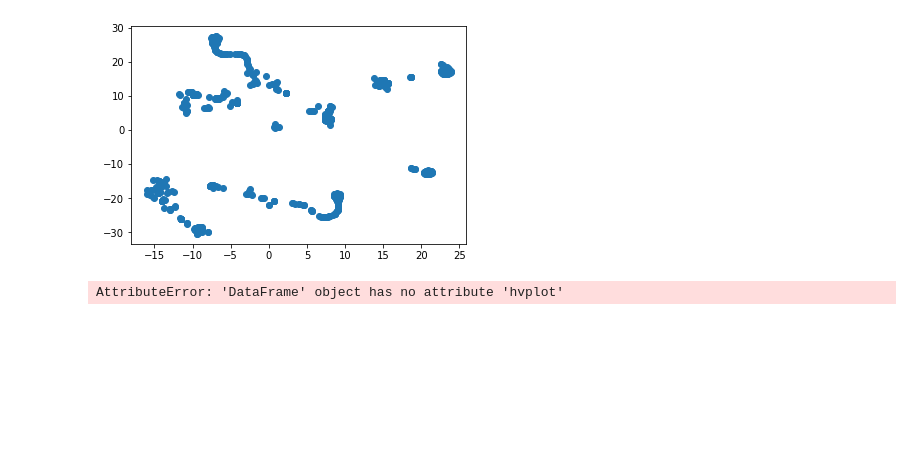
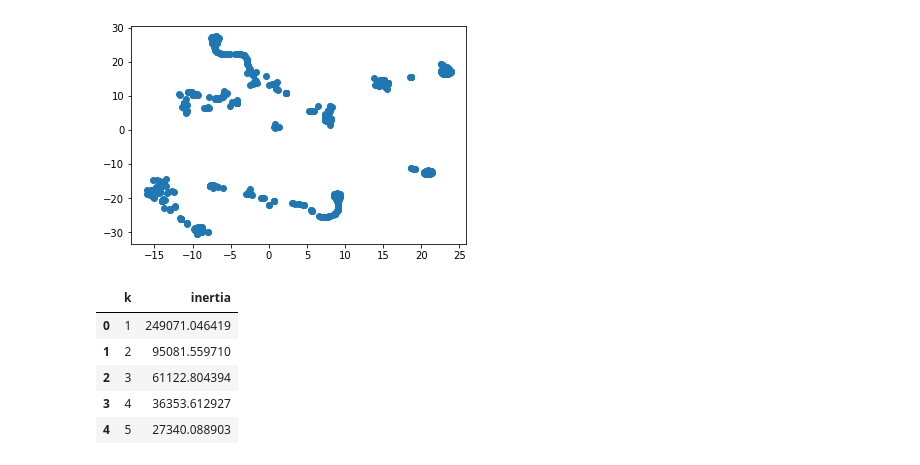
Before and after one commit to BenjaminT94/Unsupervised-ML-Challenge, a Jupyter notebook: Instructions/Starter_Notebook.ipynb, the cells around one changed output. Cells and saved outputs as stored; diff of their text form; code cells hidden in the pictures; blank space fills up the shorter version.

```diff
--- a/Instructions/Starter_Notebook.ipynb
+++ b/Instructions/Starter_Notebook.ipynb
@@ -146,18 +146,23 @@ plt.show()
 # %%
 # Create an elbow plot to identify the best number of clusters. Use a for-loop to determine the inertia for each k between 1 through 10. Determine, if possible, where the elbow of the plot is, and at which value of k it appears
 from sklearn.cluster import KMeans
 inertia = []
-k = list(range(1, 10))
+k = list(range(1, 11))
 
 # Calculate the inertia for the range of k values
 for i in k:
     km = KMeans(n_clusters=i, random_state=0)
     km.fit(pca_df)
     inertia.append(km.inertia_)
 
 # Create the Elbow Curve using hvPlot
 elbow_data = {"k": k, "inertia": inertia}
 df_elbow = pd.DataFrame(elbow_data)
-df_elbow.hvplot.line(x="k", y="inertia", xticks=k, title="Elbow Curve")
+df_elbow.head()
 # %% [output]
-AttributeError: 'DataFrame' object has no attribute 'hvplot'
+|  | k | inertia |
+| 0 | 1 | 249071.046419 |
+| 1 | 2 | 95081.559710 |
+| 2 | 3 | 61122.804394 |
+| 3 | 4 | 36353.612927 |
+| 4 | 5 | 27340.088903 |
```
Also changed, not shown: parts of 2 cells of this notebook.
